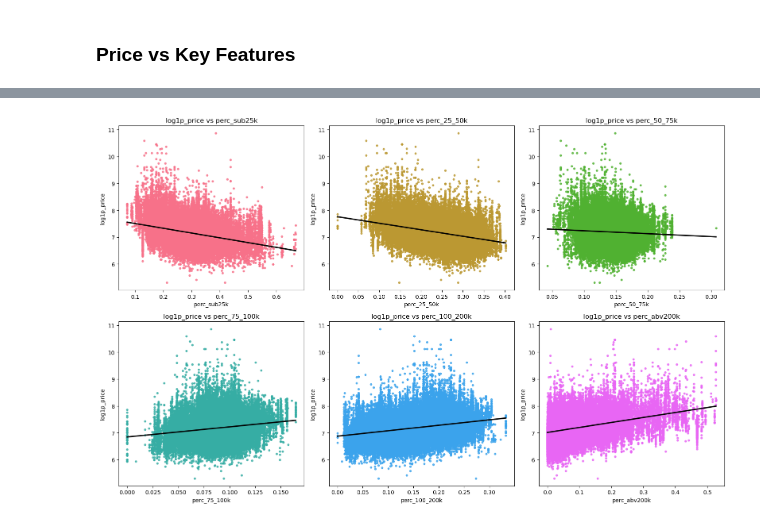
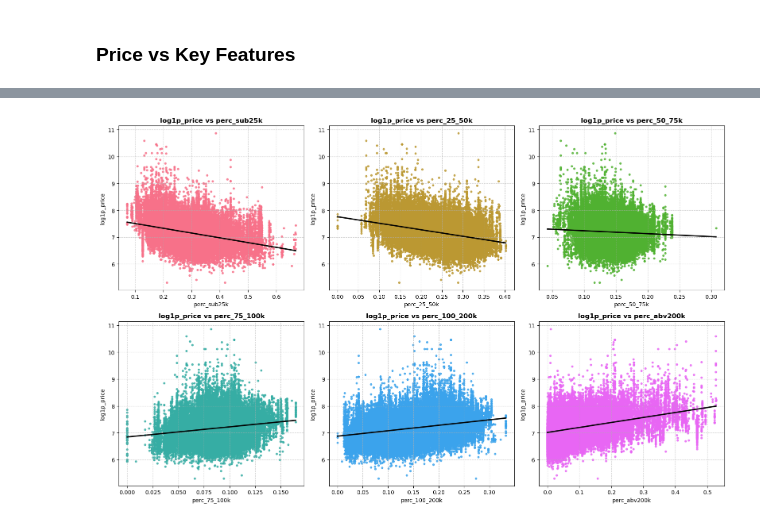
Before and after one commit to SantiagoEnriqueGA/isye_7406_group42_project, a Jupyter notebook: src/eda/eda.ipynb, the cells around one changed output, grey strips where cells are left out. Drawn from its saved outputs; the diff is of its cells as text; code cells hidden in the pictures.

```diff
--- a/src/eda/eda.ipynb
+++ b/src/eda/eda.ipynb
@@ -25,8 +25,6 @@ print(f"Set working  directory to:{os.getcwd()}")
 Set working  directory to:c:\Users\sega9\Documents\GA Tech\2024.Fall\ISYE 7406\Project\apartments
 # %%
 df = pd.read_csv('data_modified/engineered_data.csv', encoding='utf-8')
-df['log1p_price'] = np.log1p(df['price'])                       # log(1 + price) transformation
-df['log1p_square_feet'] = np.log1p(df['square_feet'])           # log(1 + square_feet) transformation
 # %% [markdown]
 ### **Basic Information and Summary Statistics**
 # %%
@@ -200,0 +194,23 @@ plt.show()
+# %%
+# Define the features and corresponding titles
+features = ['bedrooms', 'bathrooms', 'log1p_square_feet', 'POPULATION', 'POP_SQMI', 'has_count']
+titles = ['log1p_price vs Bedrooms', 'log1p_price vs Bathrooms', 'log1p_price vs log1p_square_feet',
+          'log1p_price vs Population', 'log1p_price vs Population Density', 'log1p_price vs Count of Amenities']
+
+plt.figure(figsize=(18, 10))
+
+# 'husl' palette for distinct colors
+colors = sns.color_palette('husl', len(features))
+
+# Loop through features to create subplots
+for i, feature in enumerate(features):
+    plt.subplot(2, 3, i + 1)  # Create subplots in a 2x3 grid
+    sns.regplot(x=feature, y='log1p_price', data=df,
+                scatter_kws={'s': 10, 'color': colors[i]},
+                line_kws={"color": 'black'})  # Fit line
+
+    plt.title(titles[i], fontsize=12, fontweight='bold')  # Set title for each subplot
+    plt.grid(True, linestyle='--', alpha=0.6)  # Add grid lines for better visibility
+
+plt.tight_layout()  # Adjust layout to prevent overlapping
+plt.show()
@@ -201,17 +219,25 @@ plt.show()
 # %%
-# Distribution of income percentage features
+# Distribution of Income Percentage Features
 income_features = ['perc_sub25k', 'perc_25_50k', 'perc_50_75k', 'perc_75_100k', 'perc_100_200k', 'perc_abv200k']
 plt.figure(figsize=(16, 10))
 
+# Use 'husl' palette for distinct colors
 colors = sns.color_palette('husl', len(income_features))
 
+# Create 4 subplots for income percentage features
 for i, feature in enumerate(income_features):
-    plt.subplot(2, 3, i + 1)
+    plt.subplot(2, 3, i + 1)  # Arranging plots in a 2x3 grid
 
+    # Plot regression with distinct colors and format
     sns.regplot(x=feature, y='log1p_price', data=df, scatter_kws={'s': 10, 'color': colors[i]}, line_kws={"color": 'black'})
-    plt.title(f'log1p_price vs {feature}')
 
-plt.tight_layout()
+    # Add title and format it
+    plt.title(f'log1p_price vs {feature}', fontsize=12, fontweight='bold')
+
+    # Adding light gridlines for better visibility
+    plt.grid(True, linestyle='--', alpha=0.6)
+
+plt.tight_layout()  # Adjust layout to prevent overlapping
 plt.show()
 # %% [output]
-[figure, old version]
+[figure, new version]
```
Also changed, not shown: parts of 9 cells of this notebook, 12 other files.
